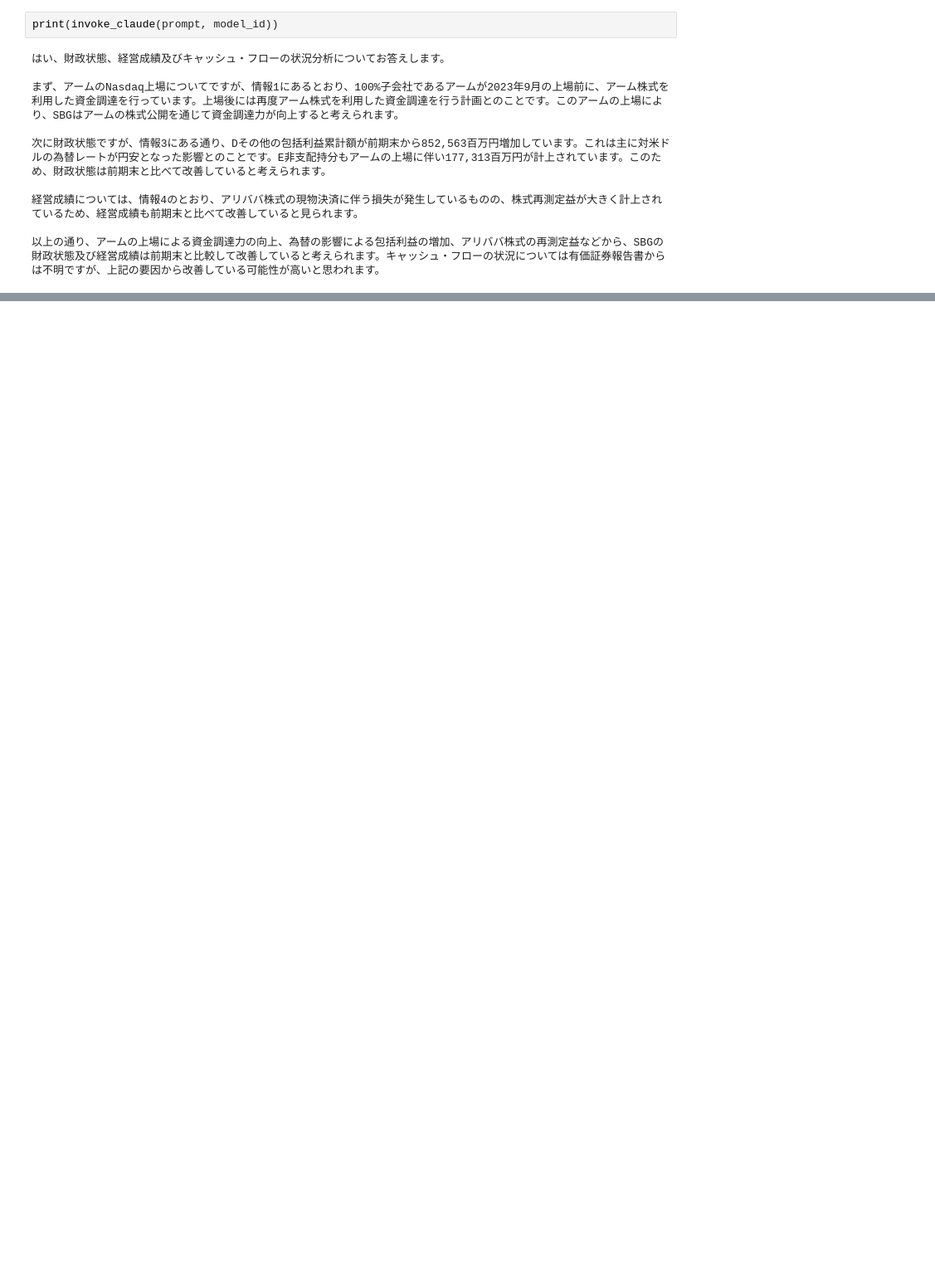
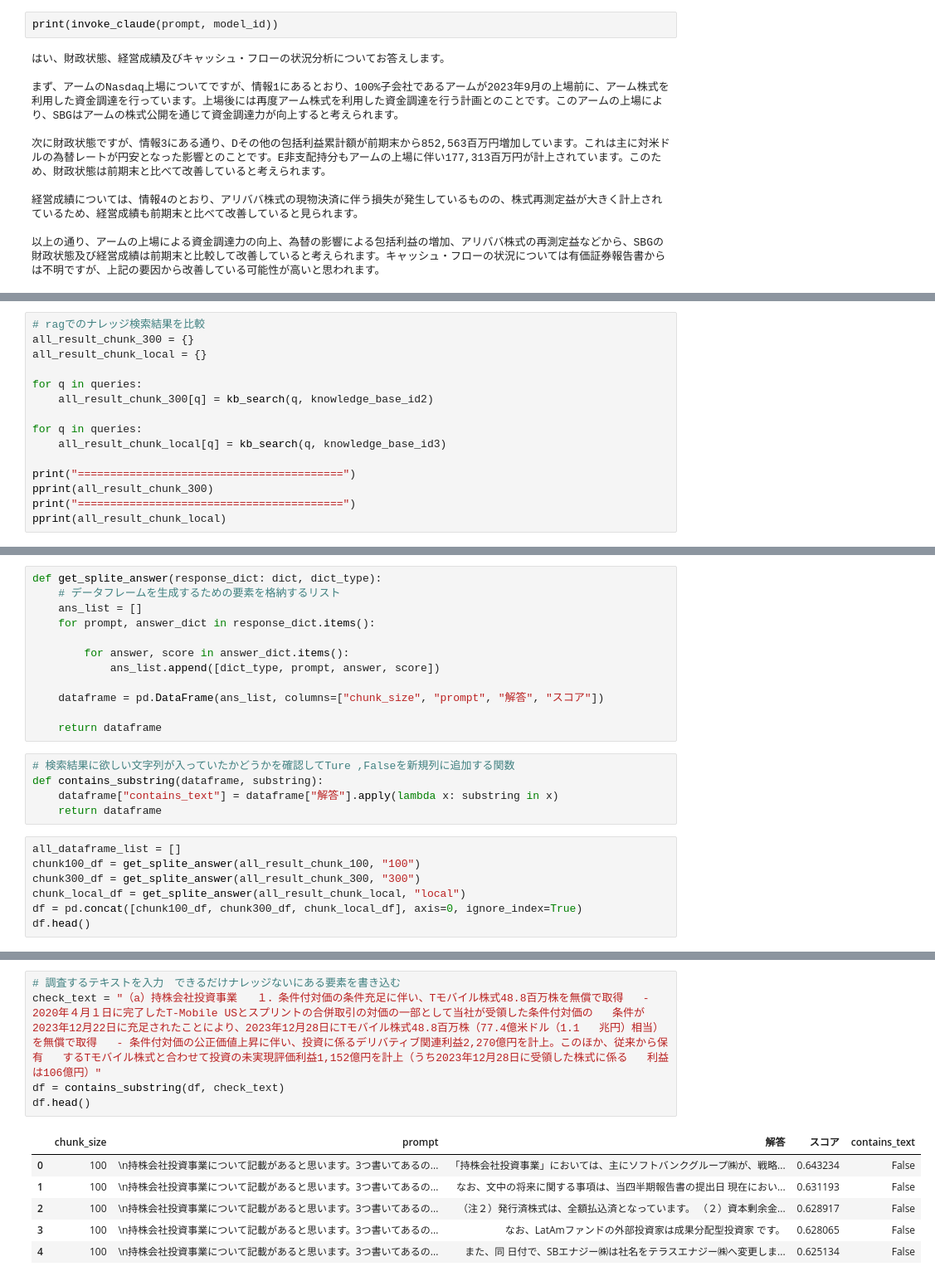
Before and after one commit to Apoaporon/aws-bedrock, a Jupyter notebook: chunk_size_response.ipynb, the cells around one changed output, grey strips where cells are left out. Shown: that part at 83% size. Cells and saved outputs as stored; diff of their text form; blank space fills up the shorter version.

```diff
--- a/chunk_size_response.ipynb
+++ b/chunk_size_response.ipynb
@@ -475,0 +566,15 @@ print(invoke_claude(prompt, model_id))
+# %%
+# ragでのナレッジ検索結果を比較
+all_result_chunk_300 = {}
+all_result_chunk_local = {}
+
+for q in queries:
+    all_result_chunk_300[q] = kb_search(q, knowledge_base_id2)
+
+for q in queries:
+    all_result_chunk_local[q] = kb_search(q, knowledge_base_id3)
+
+print("=========================================")
+pprint(all_result_chunk_300)
+print("=========================================")
+pprint(all_result_chunk_local)
@@ -475,0 +600,24 @@ print(invoke_claude(prompt, model_id))
+# %%
+def get_splite_answer(response_dict: dict, dict_type):
+    # データフレームを生成するための要素を格納するリスト
+    ans_list = []
+    for prompt, answer_dict in response_dict.items():
+
+        for answer, score in answer_dict.items():
+            ans_list.append([dict_type, prompt, answer, score])
+
+    dataframe = pd.DataFrame(ans_list, columns=["chunk_size", "prompt", "解答", "スコア"])
+
+    return dataframe
+# %%
+# 検索結果に欲しい文字列が入っていたかどうかを確認してTure ,Falseを新規列に追加する関数
+def contains_substring(dataframe, substring):
+    dataframe["contains_text"] = dataframe["解答"].apply(lambda x: substring in x)
+    return dataframe
+# %%
+all_dataframe_list = []
+chunk100_df = get_splite_answer(all_result_chunk_100, "100")
+chunk300_df = get_splite_answer(all_result_chunk_300, "300")
+chunk_local_df = get_splite_answer(all_result_chunk_local, "local")
+df = pd.concat([chunk100_df, chunk300_df, chunk_local_df], axis=0, ignore_index=True)
+df.head()
@@ -475,0 +631,12 @@ print(invoke_claude(prompt, model_id))
+# %%
+# 調査するテキストを入力　できるだけナレッジないにある要素を書き込む
+check_text = "（a）持株会社投資事業   １．条件付対価の条件充足に伴い、Tモバイル株式48.8百万株を無償で取得   - 2020年４月１日に完了したT-Mobile USとスプリントの合併取引の対価の一部として当社が受領した条件付対価の   条件が2023年12月22日に充足されたことにより、2023年12月28日にTモバイル株式48.8百万株（77.4億米ドル（1.1   兆円）相当）を無償で取得   - 条件付対価の公正価値上昇に伴い、投資に係るデリバティブ関連利益2,270億円を計上。このほか、従来から保有   するTモバイル株式と合わせて投資の未実現評価利益1,152億円を計上（うち2023年12月28日に受領した株式に係る   利益は106億円）"
+df = contains_substring(df, check_text)
+df.head()
+# %% [output]
+|  | chunk_size | prompt | 解答 | スコア | contains_text |
+| 0 | 100 | \n持株会社投資事業について記載があると思います。3つ書いてあるの... | 「持株会社投資事業」においては、主にソフトバンクグループ㈱が、戦略... | 0.643234 | False |
+| 1 | 100 | \n持株会社投資事業について記載があると思います。3つ書いてあるの... | なお、文中の将来に関する事項は、当四半期報告書の提出日 現在におい... | 0.631193 | False |
+| 2 | 100 | \n持株会社投資事業について記載があると思います。3つ書いてあるの... | （注２）発行済株式は、全額払込済となっています。 （２）資本剰余金... | 0.628917 | False |
+| 3 | 100 | \n持株会社投資事業について記載があると思います。3つ書いてあるの... | なお、LatAmファンドの外部投資家は成果分配型投資家 です。 | 0.628065 | False |
+| 4 | 100 | \n持株会社投資事業について記載があると思います。3つ書いてあるの... | また、同 日付で、SBエナジー㈱は社名をテラスエナジー㈱へ変更しま... | 0.625134 | False |
```
Also changed, not shown: parts of 20 cells of this notebook.
